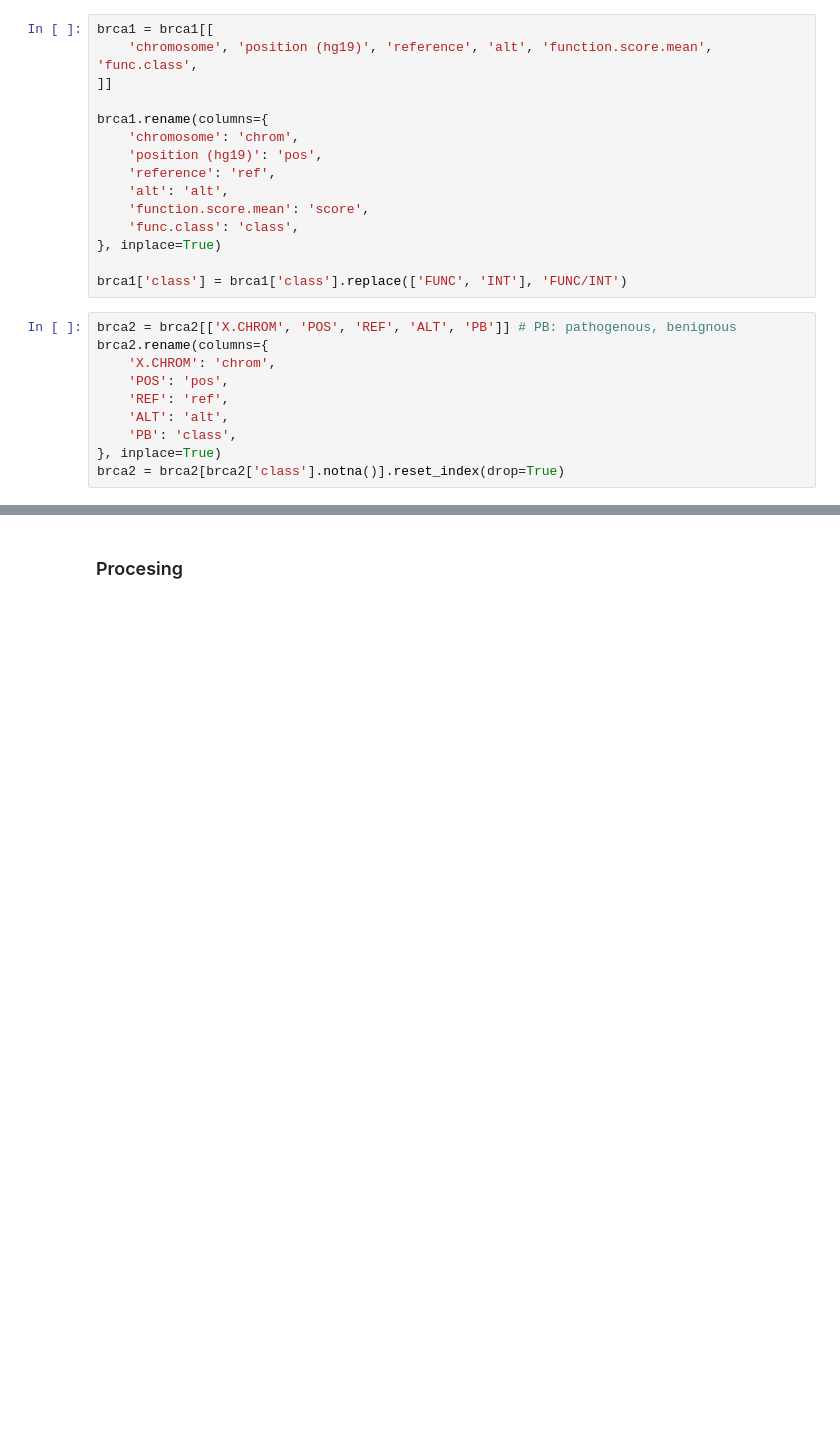
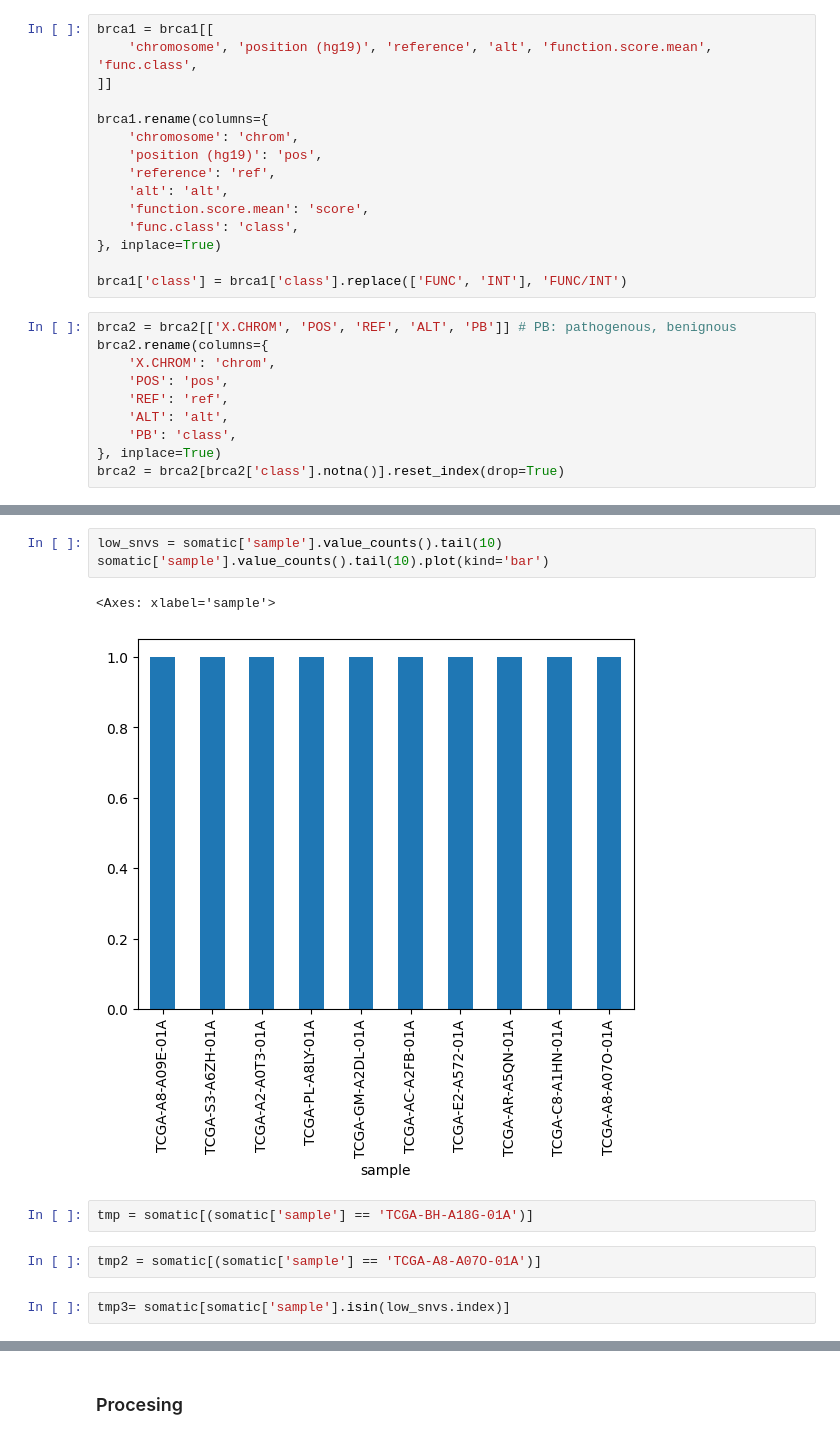
Before and after one commit to xkal1bur/PrevenIA, a Jupyter notebook: analysis2/analysis.ipynb, the cells around one changed output, grey strips where cells are left out. Saved outputs shown, nothing was run; the diff lists cells and outputs as text; blank space fills up the shorter version.

```diff
--- a/analysis2/analysis.ipynb
+++ b/analysis2/analysis.ipynb
@@ -51,0 +56,12 @@ somatic = somatic[mask].reset_index(drop=True)
+# %%
+low_snvs = somatic['sample'].value_counts().tail(10)
+somatic['sample'].value_counts().tail(10).plot(kind='bar')
+# %% [output]
+<Axes: xlabel='sample'>
+[figure, added]
+# %%
+tmp = somatic[(somatic['sample'] == 'TCGA-BH-A18G-01A')]
+# %%
+tmp2 = somatic[(somatic['sample'] == 'TCGA-A8-A07O-01A')]
+# %%
+tmp3= somatic[somatic['sample'].isin(low_snvs.index)]
```
Also changed, not shown: parts of 7 cells of this notebook, 2 other files.
